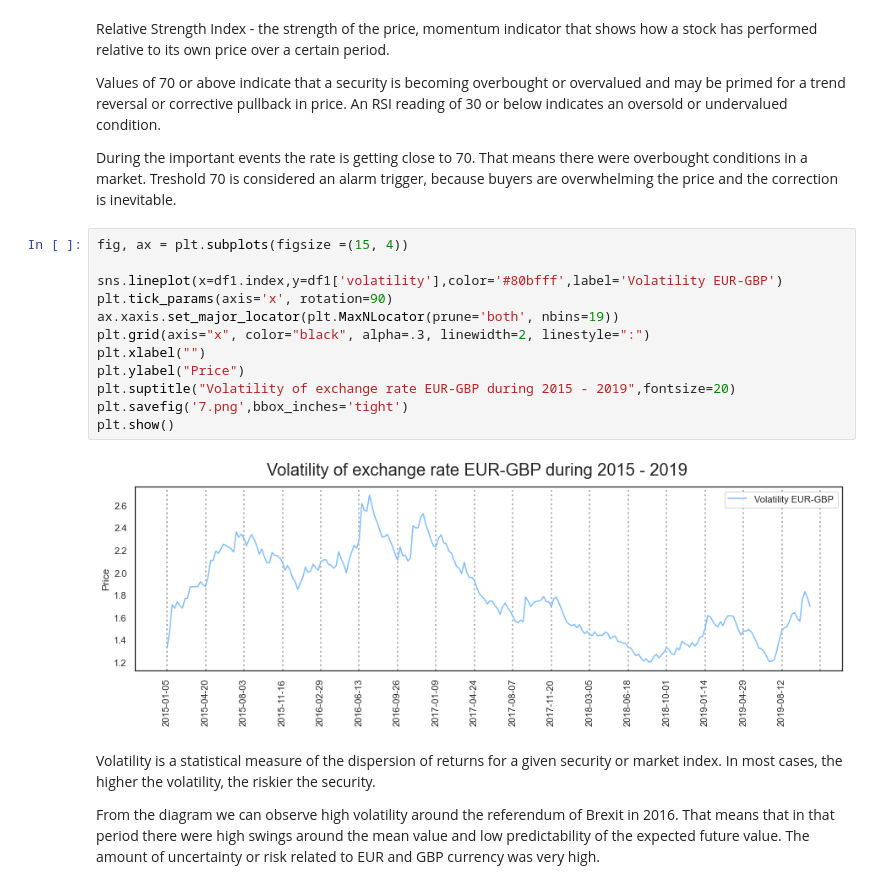
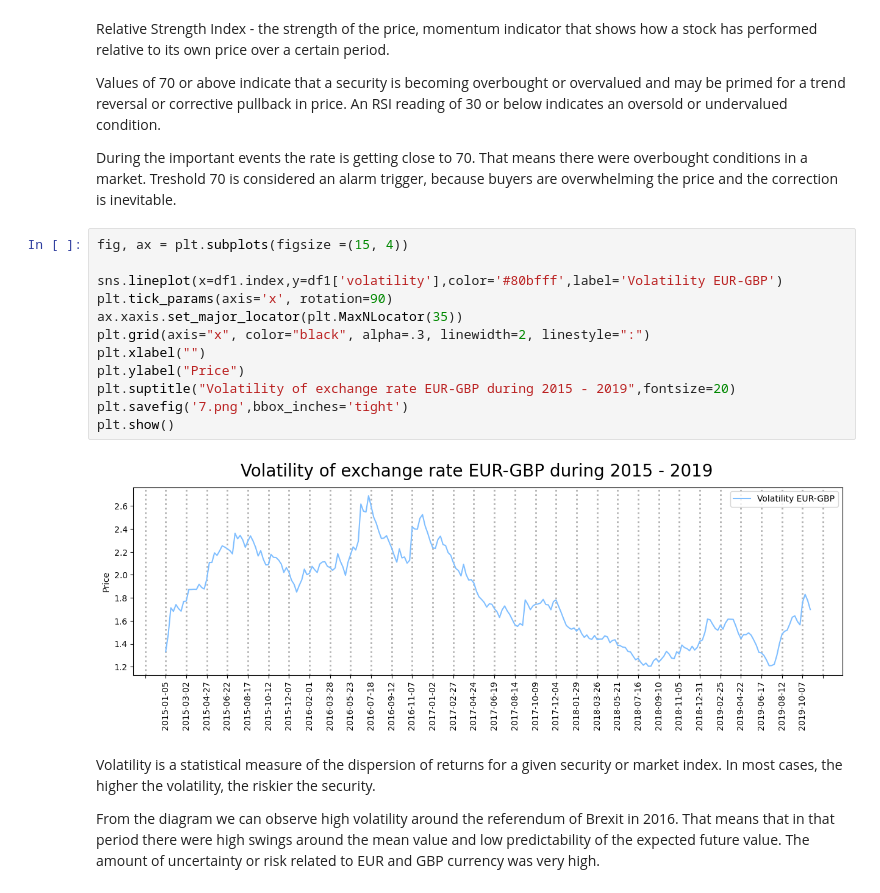
Before and after one commit to dominikapetru/femhack, a Jupyter notebook: fem_hack.ipynb, the cells around one changed output. Cells and saved outputs as stored; diff of their text form.

```diff
--- a/fem_hack.ipynb
+++ b/fem_hack.ipynb
@@ -273,17 +273,17 @@ During the important events the rate is getting close to 70. That means there we
 # %%
 fig, ax = plt.subplots(figsize =(15, 4))
 
 sns.lineplot(x=df1.index,y=df1['volatility'],color='#80bfff',label='Volatility EUR-GBP')
 plt.tick_params(axis='x', rotation=90)
-ax.xaxis.set_major_locator(plt.MaxNLocator(prune='both', nbins=19))
+ax.xaxis.set_major_locator(plt.MaxNLocator(35))
 plt.grid(axis="x", color="black", alpha=.3, linewidth=2, linestyle=":")
 plt.xlabel("")
 plt.ylabel("Price")
 plt.suptitle("Volatility of exchange rate EUR-GBP during 2015 - 2019",fontsize=20)
 plt.savefig('7.png',bbox_inches='tight')
 plt.show()
 # %% [output]
-[figure, old version]
+[figure, new version]
 # %% [markdown]
 Volatility is a statistical measure of the dispersion of returns for a given security or market index. In most cases, the higher the volatility, the riskier the security.
 
```
Also changed, not shown: parts of 3 cells of this notebook.
